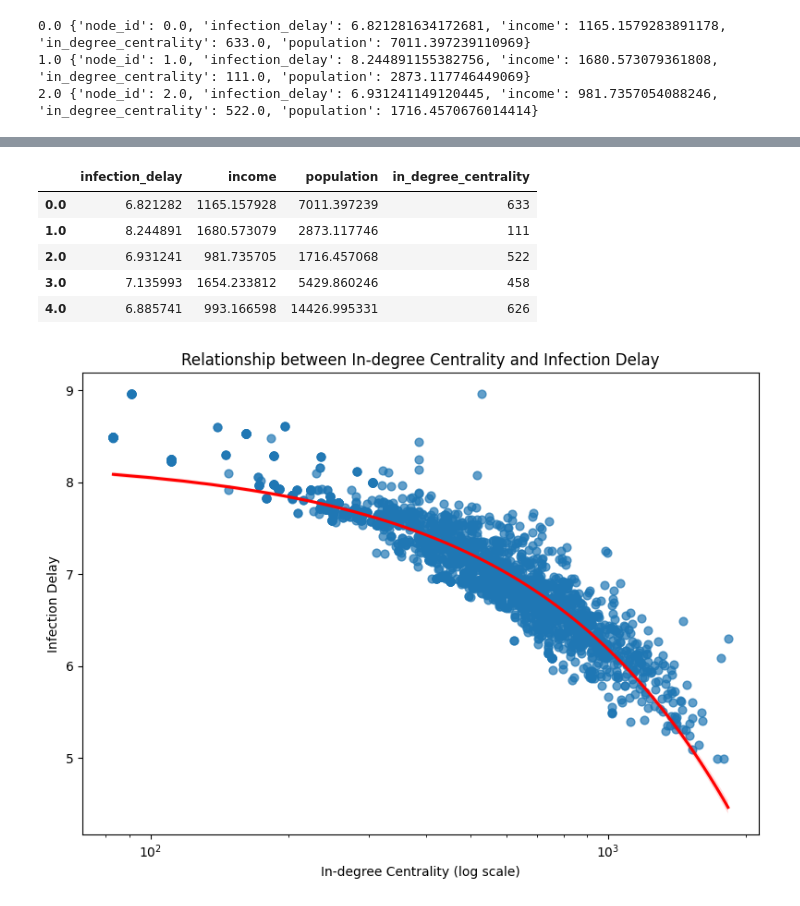
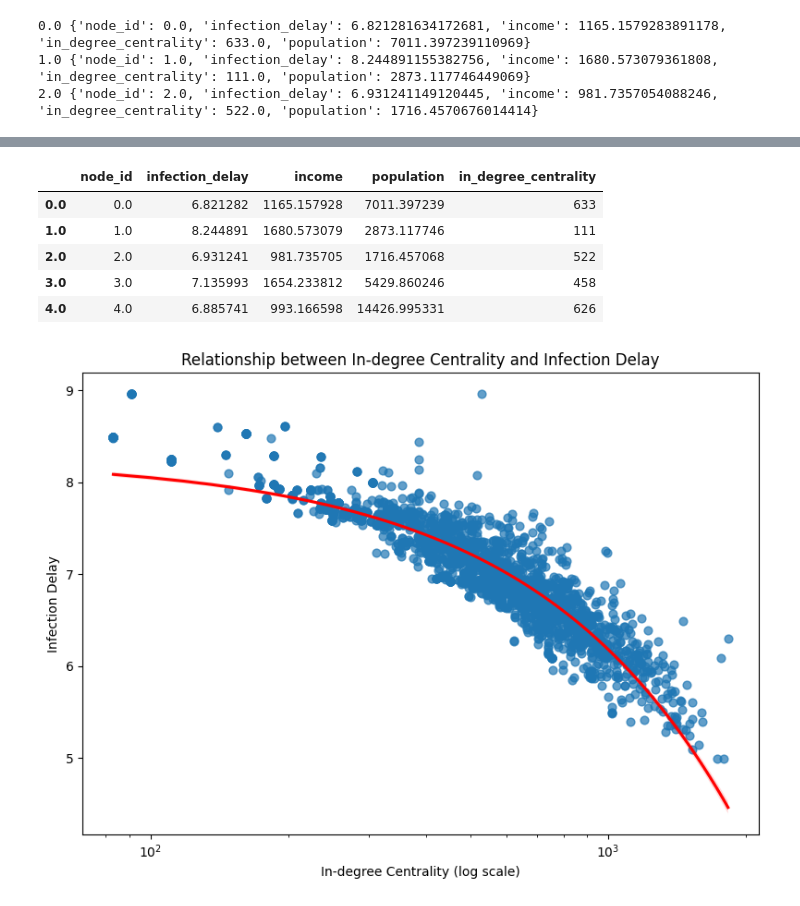
Before and after one commit to xxEthene/ST5225, a Jupyter notebook: lecture3.ipynb, the cells around one changed output, grey strips where cells are left out. Cells and saved outputs as stored; diff of their text form; code cells hidden in the pictures.

```diff
--- a/lecture3.ipynb
+++ b/lecture3.ipynb
@@ -780,18 +885,18 @@ for n in list(G.nodes())[:10]:
 # %%
 # Convert node data to DataFrame
 node_df = pd.DataFrame.from_dict(
     dict(G.nodes(data=True)),
     orient='index'
-)[['infection_delay', 'income', 'population', 'in_degree_centrality']]
+)[['node_id', 'infection_delay', 'income', 'population', 'in_degree_centrality']]
 
 node_df.head()
 # %% [output]
-|  | infection_delay | income | population | in_degree_centrality |
-| 0.0 | 6.821282 | 1165.157928 | 7011.397239 | 633 |
-| 1.0 | 8.244891 | 1680.573079 | 2873.117746 | 111 |
-| 2.0 | 6.931241 | 981.735705 | 1716.457068 | 522 |
-| 3.0 | 7.135993 | 1654.233812 | 5429.860246 | 458 |
-| 4.0 | 6.885741 | 993.166598 | 14426.995331 | 626 |
+|  | node_id | infection_delay | income | population | in_degree_centrality |
+| 0.0 | 0.0 | 6.821282 | 1165.157928 | 7011.397239 | 633 |
+| 1.0 | 1.0 | 8.244891 | 1680.573079 | 2873.117746 | 111 |
+| 2.0 | 2.0 | 6.931241 | 981.735705 | 1716.457068 | 522 |
+| 3.0 | 3.0 | 7.135993 | 1654.233812 | 5429.860246 | 458 |
+| 4.0 | 4.0 | 6.885741 | 993.166598 | 14426.995331 | 626 |
 # %%
 plt.figure(figsize=(8, 6))
 sns.regplot(
```
Also changed, not shown: parts of 17 cells of this notebook, 5 other files.
